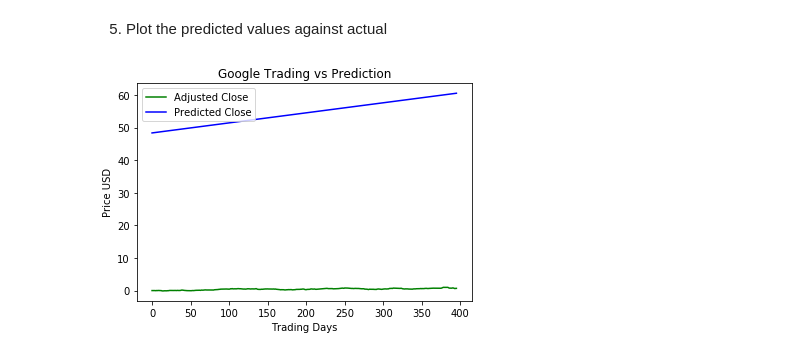
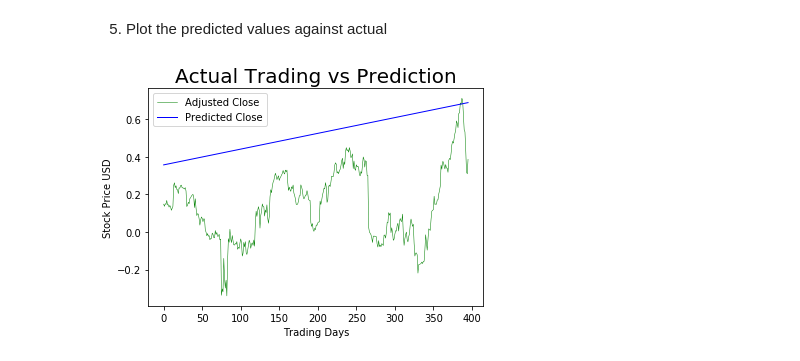
Before and after one commit to Cosmopolitaine/Tools-Project-Data-Cleaning, a Jupyter notebook: LinearRegression_Model.ipynb, the cells around one changed output. Saved outputs shown, nothing was run; the diff lists cells and outputs as text; code cells hidden in the pictures.

```diff
--- a/LinearRegression_Model.ipynb
+++ b/LinearRegression_Model.ipynb
@@ -16,5 +16,6 @@ def select_stock(stock_name:str):
     return data_stock_chosen
 
 #eg. choose 'AAL'
-data = select_stock('AAL')
+data = select_stock('ABC')
+data
 # %% [output]
@@ -116,7 +135,7 @@ def train_test_split_linear_regression(stock):
     return X_train, X_test, y_train, y_test, label_range
 # %%
 #Load preprocessed data
-stock = pd.read_csv('AAL_preprocessed.csv')
+stock = pd.read_csv('%s_preprocessed.csv' %data.iat[0, 0])
 display(stock.head())
 # %% [output]
 |  | Name | trading day | open | close | volume |
@@ -161,3 +178,9 @@ def build_model(X, y):
 model = build_model(X_train,y_train)
 # %% [markdown]
 4. Get prediction on test set
+# %%
+###test
+x = X_test
+x = np.reshape(x, (x.shape[0], 1))
+predicted_price = model.predict(x)
+scale_range(predicted_price, input_range=[-1.0, 1.0], target_range=[-1, 1])
@@ -173,8 +214,9 @@ def predict_prices(model, x, label_range):
 
     x = np.reshape(x, (x.shape[0], 1))
     predicted_price = model.predict(x)
-    predictions_rescaled, re_range = scale_range(predicted_price, input_range=[-1.0, 1.0], target_range=label_range)
+    predictions_rescaled, re_range = scale_range(predicted_price, input_range=[-1.0, 1.0], target_range=[-0.5, 0.5])
 
     return predictions_rescaled.flatten()
 
 prediction = predict_prices(model,X_test, label_range)
+prediction
@@ -187,36 +247,36 @@ prediction = predict_prices(model,X_test, label_range)
     prediction: DataFrame containing predicted values
     title:  Title of the plot
     y_label: yLabel of the plot
     x_label: xLabel of the plot
     return: prints a Pyplot against trading days and their close price value
     """
-def plot_prediction(actual, prediction, title='Google Trading vs Prediction', y_label='Price USD', x_label='Trading Days'):
+def plot_prediction(actual, prediction, title='Actual Trading vs Prediction', y_label='Stock Price USD', x_label='Trading Days'):
 
     fig = plt.figure()
     ax = fig.add_subplot(111)
 
     plt.ylabel(y_label)
     plt.xlabel(x_label)
 
     # Plot actual and predicted close values
-    plt.plot(actual, 'green', label='Adjusted Close')
-    plt.plot(prediction, 'blue', label='Predicted Close')
+    plt.plot(actual, lw=0.5, color='green', label='Adjusted Close')
+    plt.plot(prediction, lw=1, color='blue', label='Predicted Close')
 
     # Set title
-    ax.set_title(title)
+    ax.set_title(title, size=20)
     ax.legend(loc='upper left')
 
     plt.show()
 
 plot_prediction(y_test,prediction)
 
 
 # plt.plot(y_test,lw=0.5,label="Adjusted actual close",color='green')
 # plt.plot(prediction,lw=1,label="Predicted close",color='blue')
 # plt.plot(y_test,'-')
 # plt.title("Linear Regression Prediction",size=20)
 # plt.xlabel('trading day',size=12)
-# plt.ylabel('Stock Price',size=12)
+# plt.ylabel('Stock Price USD',size=12)
 # ax.legend(loc='upper left')
 # %% [output]
-[figure, old version]
+[figure, new version]
```
Also changed, not shown: parts of 7 cells of this notebook.
